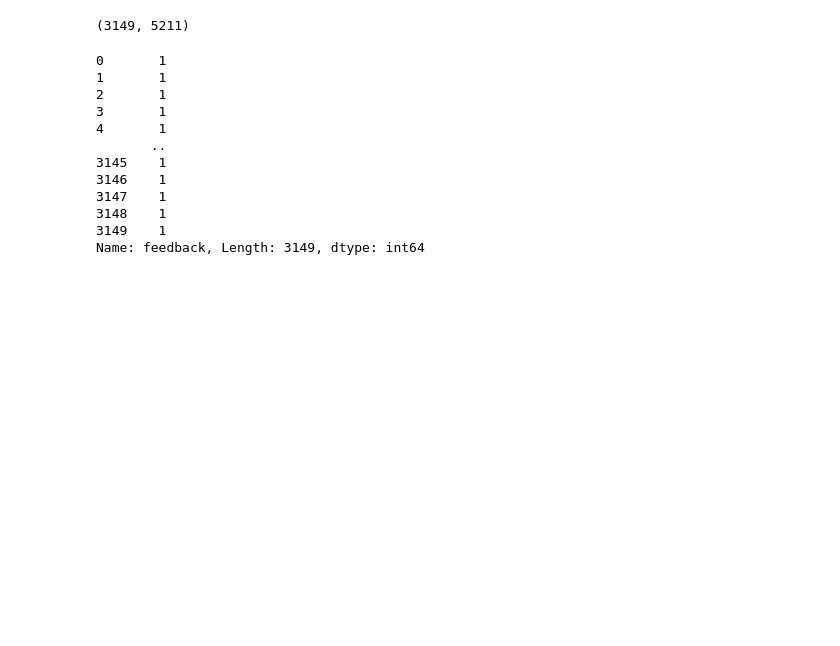
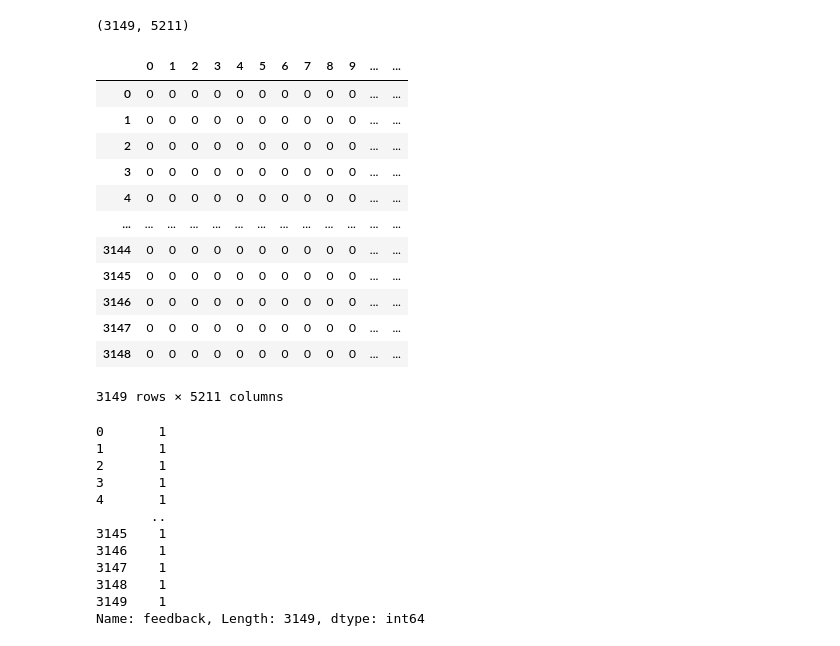
Before and after one commit to kesavan22/Sentiment-Analysis, a Jupyter notebook: amazon-alexa-sentiment-analysis.ipynb, the cells around one changed output. Saved outputs shown, nothing was run; the diff lists cells and outputs as text; code cells hidden in the pictures; blank space fills up the shorter version.

```diff
--- a/amazon-alexa-sentiment-analysis.ipynb
+++ b/amazon-alexa-sentiment-analysis.ipynb
@@ -237,0 +230,3 @@ plt.imshow(WordCloud().generate(sentences_as_one_string))
+# %%
+Test_punc_removed_join = ''.join([char for char in "I love you@!" if char not in string.punctuation])
+Test_punc_removed_join
@@ -274,6 +298,22 @@ reviews_countvectorizer.shape
 (3149, 5211)
 # %%
 reviews = pd.DataFrame(reviews_countvectorizer.toarray())
+# %%
+reviews
+# %% [output]
+|  | 0 | 1 | 2 | 3 | 4 | 5 | 6 | 7 | 8 | 9 | ... | ... |
+| 0 | 0 | 0 | 0 | 0 | 0 | 0 | 0 | 0 | 0 | 0 | ... | ... |
+| 1 | 0 | 0 | 0 | 0 | 0 | 0 | 0 | 0 | 0 | 0 | ... | ... |
+| 2 | 0 | 0 | 0 | 0 | 0 | 0 | 0 | 0 | 0 | 0 | ... | ... |
+| 3 | 0 | 0 | 0 | 0 | 0 | 0 | 0 | 0 | 0 | 0 | ... | ... |
+| 4 | 0 | 0 | 0 | 0 | 0 | 0 | 0 | 0 | 0 | 0 | ... | ... |
+| ... | ... | ... | ... | ... | ... | ... | ... | ... | ... | ... | ... | ... |
+| 3144 | 0 | 0 | 0 | 0 | 0 | 0 | 0 | 0 | 0 | 0 | ... | ... |
+| 3145 | 0 | 0 | 0 | 0 | 0 | 0 | 0 | 0 | 0 | 0 | ... | ... |
+| 3146 | 0 | 0 | 0 | 0 | 0 | 0 | 0 | 0 | 0 | 0 | ... | ... |
+| 3147 | 0 | 0 | 0 | 0 | 0 | 0 | 0 | 0 | 0 | 0 | ... | ... |
+| 3148 | 0 | 0 | 0 | 0 | 0 | 0 | 0 | 0 | 0 | 0 | ... | ... |
+3149 rows × 5211 columns
 # %%
 X = reviews
 # %%
```
Also changed, not shown: parts of 15 cells of this notebook.
